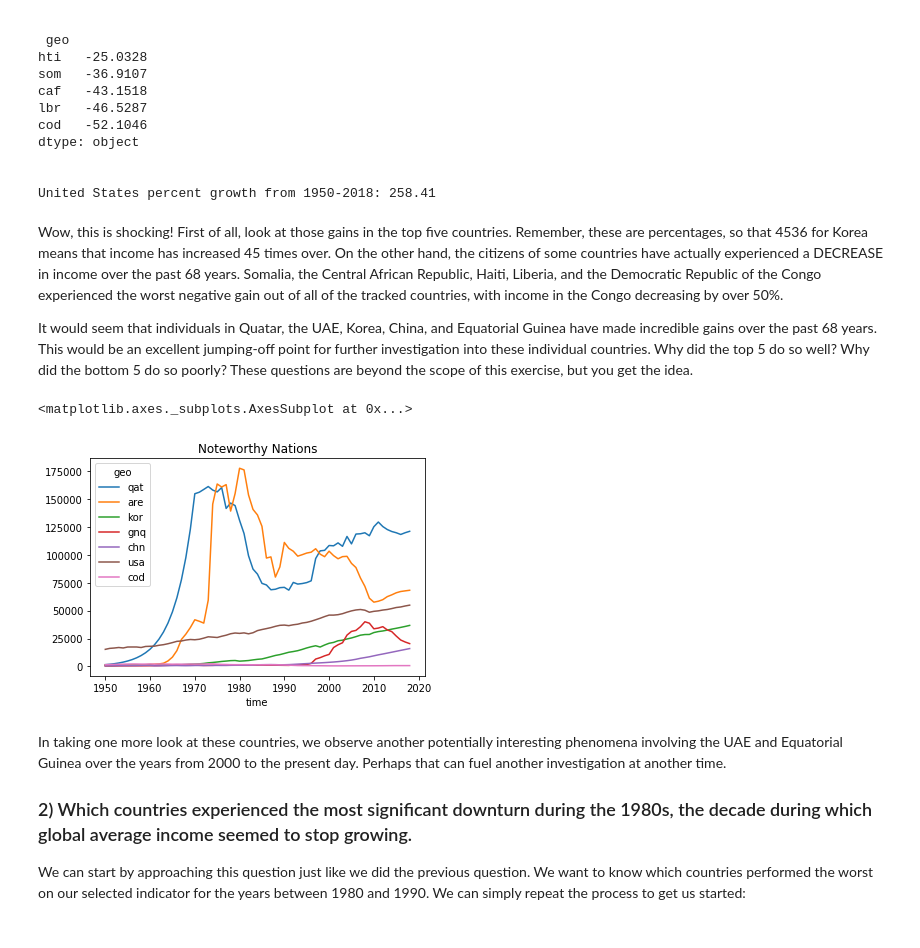
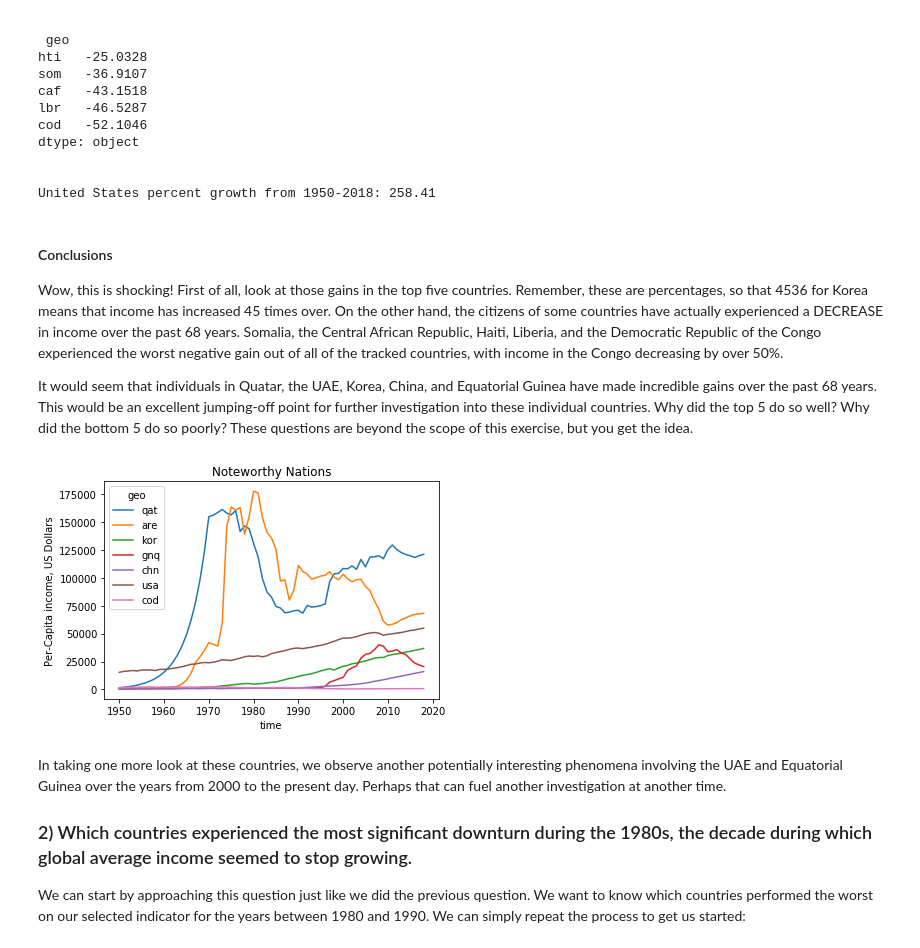
Before and after one commit to njcaminiti/gapminder--systema_globalis, a Jupyter notebook: Investigate_a_Dataset.ipynb, the cells around one changed output. Cells and saved outputs as stored; diff of their text form; code cells hidden in the pictures.

```diff
--- a/Investigate_a_Dataset.ipynb
+++ b/Investigate_a_Dataset.ipynb
@@ -295,14 +303,16 @@ dtype: object
 
 United States percent growth from 1950-2018: 258.41
 # %% [markdown]
+#### Conclusions
 Wow, this is shocking! First of all, look at those gains in the top five countries. Remember, these are percentages, so that 4536 for Korea means that income has increased 45 times over. On the other hand, the citizens of some countries have actually experienced a DECREASE in income over the past 68 years. Somalia, the Central African Republic, Haiti, Liberia, and the Democratic Republic of the Congo experienced the worst negative gain out of all of the tracked countries, with income in the Congo decreasing by over 50%.
 
 It would seem that individuals in Quatar, the UAE, Korea, China, and Equatorial Guinea have made incredible gains over the past 68 years. This would be an excellent jumping-off point for further investigation into these individual countries. Why did the top 5 do so well? Why did the bottom 5 do so poorly? These questions are beyond the scope of this exercise, but you get the idea.
 # %%
 incomepp.loc[['qat', 'are', 'kor', 'gnq', 'chn', 'usa', 'cod']].T.plot(title = 'Noteworthy Nations')
+plt.ylabel('Per-Capita income, US Dollars')
+plt.show()
 # %% [output]
-<matplotlib.axes._subplots.AxesSubplot at 0x...>
-[figure, old version]
+[figure, new version]
 # %% [markdown]
 In taking one more look at these countries, we observe another potentially interesting phenomena involving the UAE and Equatorial Guinea over the years from 2000 to the present day. Perhaps that can fuel another investigation at another time.
 
```
Also changed, not shown: parts of 14 cells of this notebook.
